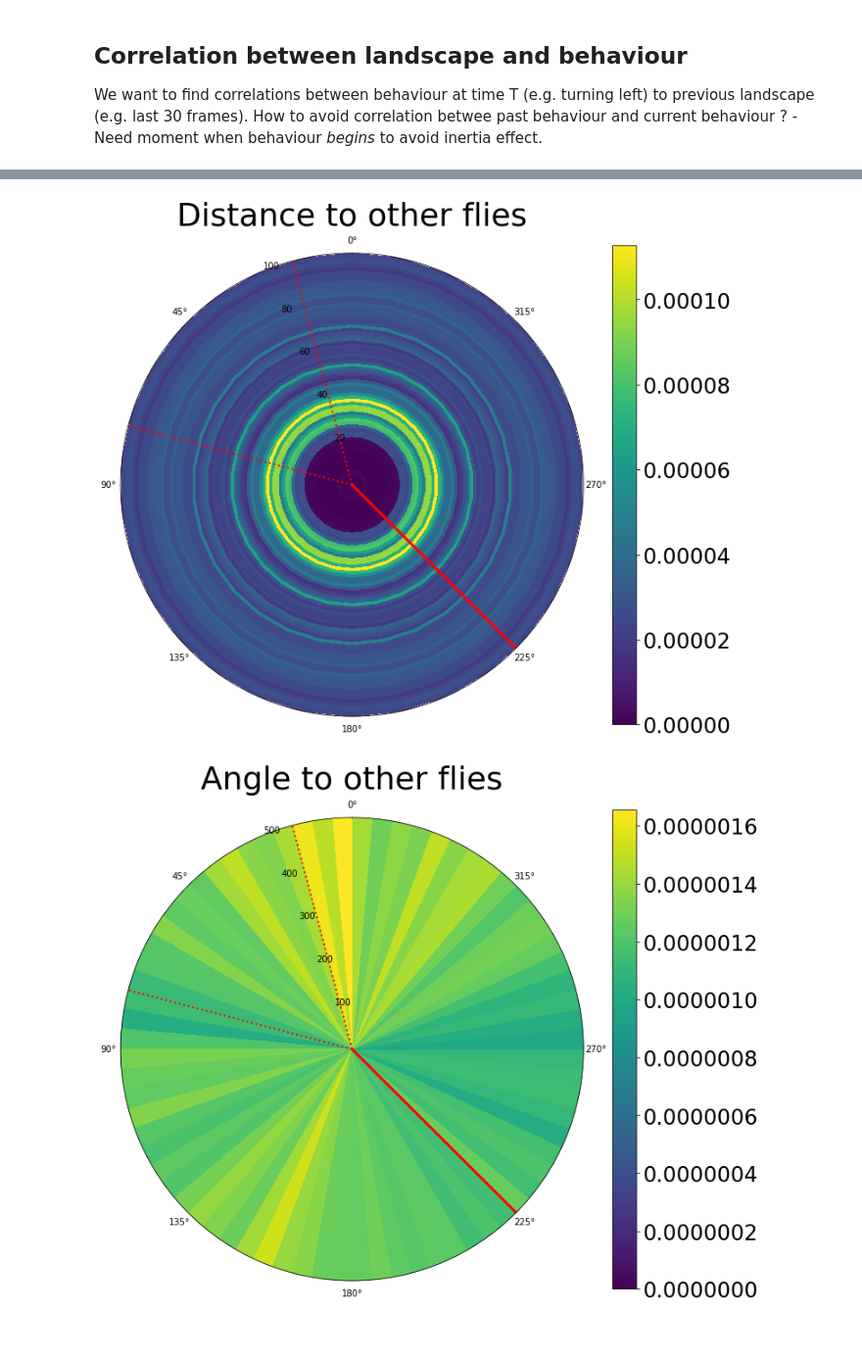
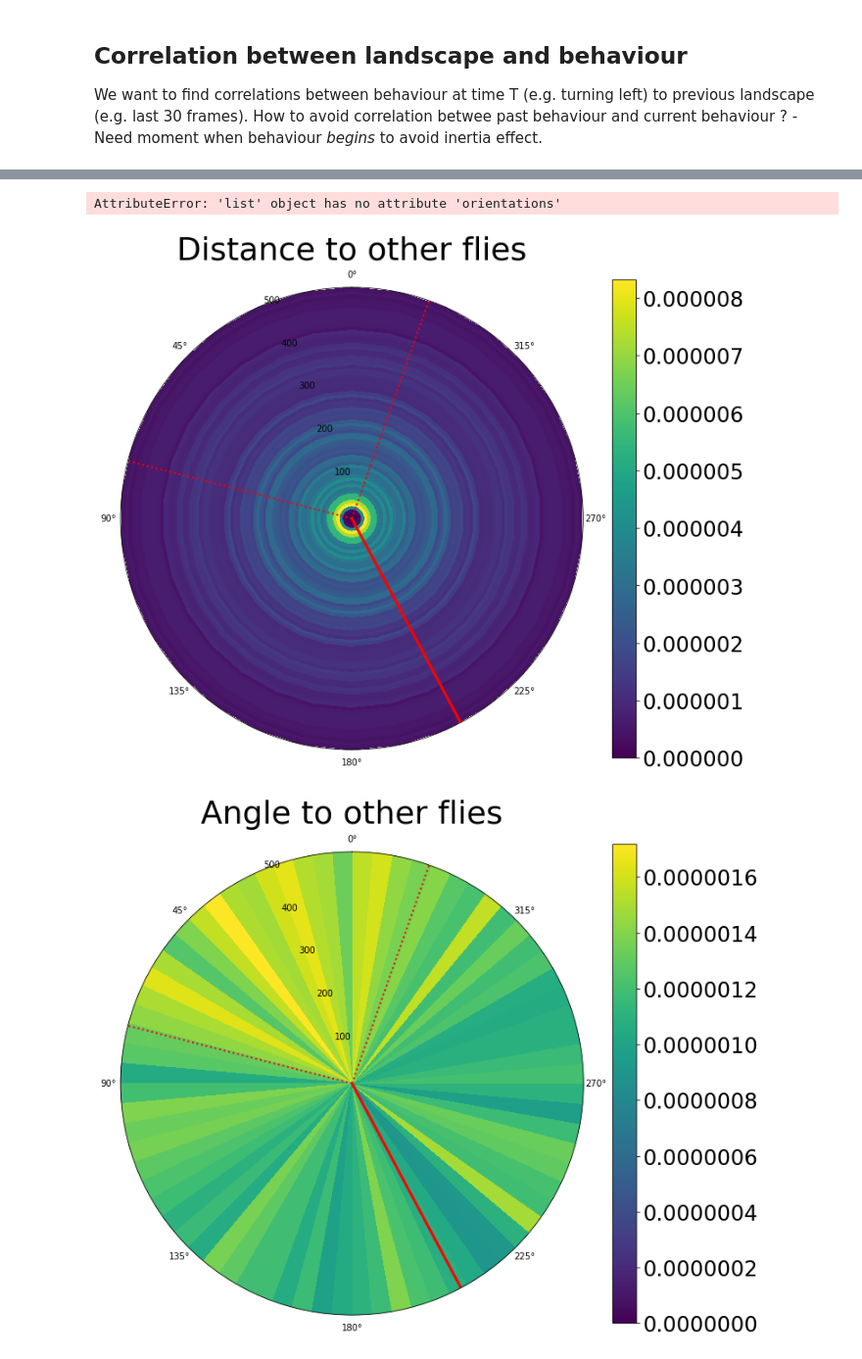
Before and after one commit to StrepsipZerg/flyDtracker, a Jupyter notebook: testing.ipynb, the cells around one changed output, grey strips where cells are left out. Shown: that part at 98% size. Drawn from its saved outputs; the diff is of its cells as text; code cells hidden in the pictures.

Commit message:
working on better correction of orientation

```diff
--- a/testing.ipynb
+++ b/testing.ipynb
@@ -192,29 +142,32 @@ We want to find correlations between behaviour at time T (e.g. turning left) to
 How to avoid correlation betwee past behaviour and current behaviour ?
     -Need moment when behaviour *begins* to avoid inertia effect.
 # %%
-rel_flies = flyD.relative_set(flyD.get_ori_pickle('6flies_2'))
+flystack = flyD.get_ori_pickle('6flies_1')
 
-flyD.polar_histogram(rel_flies, dist_range=100)
+rel_flies = flyD.relative_set(flystack)
+
+#flyD.draw_ori("raw/6flies_1.avi", flystack, corrected = True, limit=18000)
+
+
+
+flyD.polar_histogram(rel_flies)
 flyD.polar_histogram(rel_flies,distance=False)
 # polar_histogram(get_ori_pickle('6flies_2'), force_bin=10)
 # polar_histogram(get_ori_pickle('6flies_2'),distance=False, force_bin=50)
 
 
 from scipy.stats import ks_2samp
+print(stats.circmean(~np.isnan(rel_flies.orientations)))
 
-
-stack = flyD.relative_set(flyD.get_ori_pickle('6flies_1'))
-print(stats.circmean(stack.orientations[~np.isnan(stack.orientations)], high=360))
+stack = flyD.relative_set(flyD.get_ori_pickle('3flies'))
+print(stats.circmean(rel_flies.orientations[~np.isnan(flystack.orientations)], high=360))
 
 #Creating two uniform datasets of same statistical caracteristics as our angles and distances
 rand_angles = np.random.uniform(0,360,1000)
 rand_distances = np.random.uniform(30,800,1000)
 
-print(stats.describe(rand_angles))
-print(stats.describe(stack.orientations[~np.isnan(stack.orientations)]))
-
 #Testing to see if our angles and distances are randomly distributed or not
-print(ks_2samp(rand_angles, stack.orientations))
-print(ks_2samp(rand_distances, stack.dist))
+#print(ks_2samp(rand_angles, stack.orientations))
+#print(ks_2samp(rand_distances, stack.dist))
 #Our data are indeed not uniform.
 # %% [output]
@@ -226,3 +176,4 @@ Ks_2sampResult(statistic=0.26275068263825685, pvalue=8.35454655222863e-61)
+AttributeError: 'list' object has no attribute 'orientations'
-[figure, old version]
+[figure, new version]
-[figure, old version]
+[figure, new version]
 # %%
```
Also changed, not shown: parts of 9 cells of this notebook, 5 other files.
